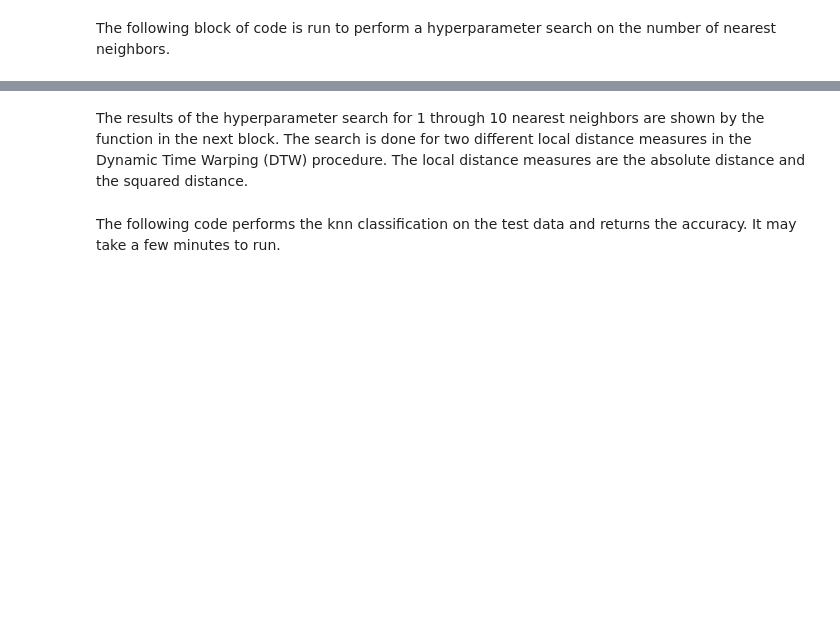
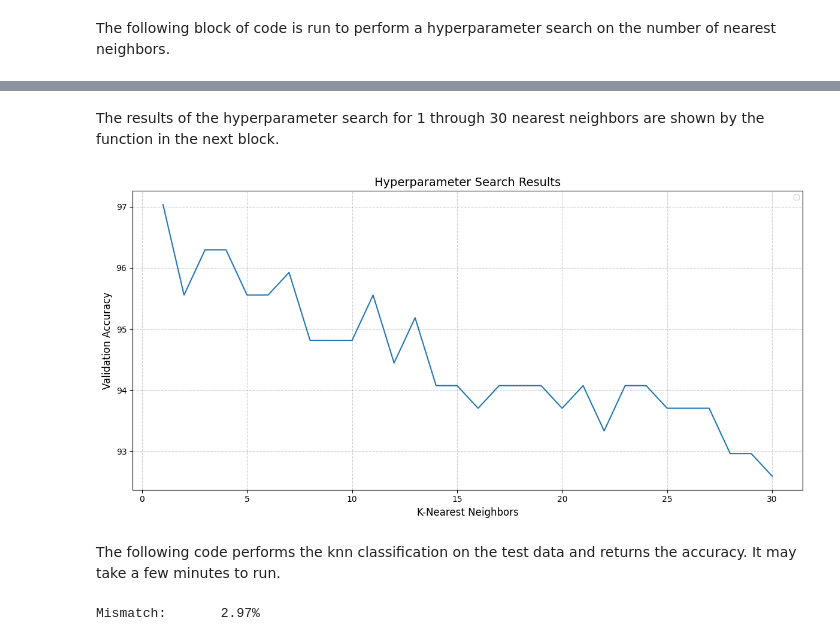
Before and after one commit to MaDoJo/AML_Group13, a Jupyter notebook: pipeline.ipynb, the cells around one changed output, grey strips where cells are left out. Saved outputs shown, nothing was run; the diff lists cells and outputs as text; code cells hidden in the pictures; blank space fills up the shorter version.

```diff
--- a/pipeline.ipynb
+++ b/pipeline.ipynb
@@ -86,13 +106,11 @@ The following block of code is run to perform a hyperparameter search on the num
 # %%
 from src.knn.knn_pipeline import knn_hyperparameter_search
 
-k_to_search = range(1, 11)
-path = "search_results.txt"
+k_to_search = range(1, 31)
 
 # leave-one-out cross validation
-knn_hyperparameter_search(
+results = knn_hyperparameter_search(
     data=train_data,
     labels=train_class_matrix,
     k_to_search=k_to_search,
-    k_folds=TRAIN_DATA_POINTS,
-    results_location=path)
+    k_folds=TRAIN_DATA_POINTS)
@@ -99,3 +135,2 @@ knn_hyperparameter_search(
 # %% [markdown]
-The results of the hyperparameter search for 1 through 10 nearest neighbors are shown by the function in the next block.
-The search is done for two different local distance measures in the Dynamic Time Warping (DTW) procedure. The local distance measures are the absolute distance and the squared distance.
+The results of the hyperparameter search for 1 through 30 nearest neighbors are shown by the function in the next block.
@@ -106,9 +137,18 @@ show_search_results()
+# %%
+from src.utils.visualizeData import show_search_results
+
+show_search_results(results)
+# %% [output]
+[figure, added]
 # %% [markdown]
 The following code performs the knn classification on the test data and returns the accuracy. It may take a few minutes to run.
 # %%
 from src.knn.knn_pipeline import knn_accuracy
 
-k_nn = 3
+# the number of nearest neighbors with the highest validation accuracy
+k_nn = max(results, key=results.get)
 accuracy = knn_accuracy(k_nn, test_data, test_class_matrix, train_data, train_class_matrix)
-knn_mismatch = 100 - accuracy
-print("Mismatch:\t{:.2f}%".format(knn_mismatch * 100))
+
+print("Mismatch:\t{:.2f}%".format(100 - accuracy))
+# %% [output]
+Mismatch:       2.97%
```
Also changed, not shown: parts of 10 cells of this notebook, 2 other files.
